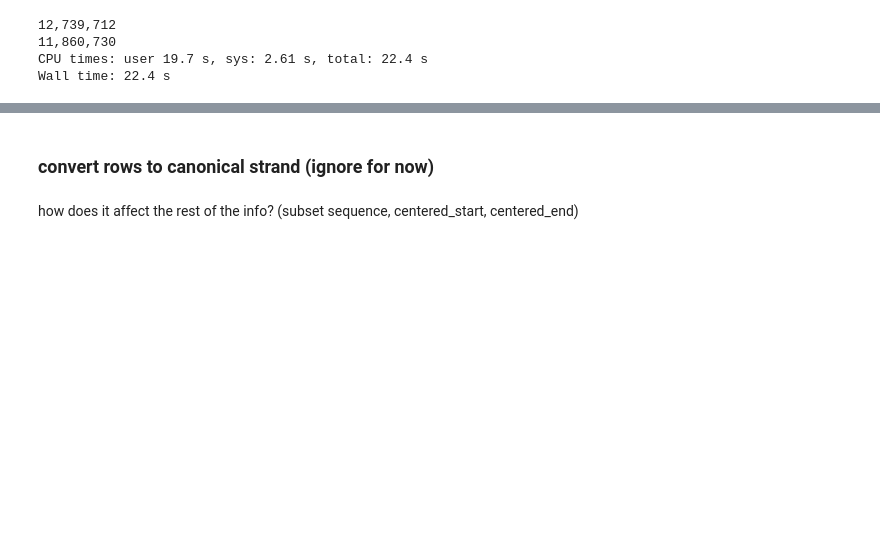
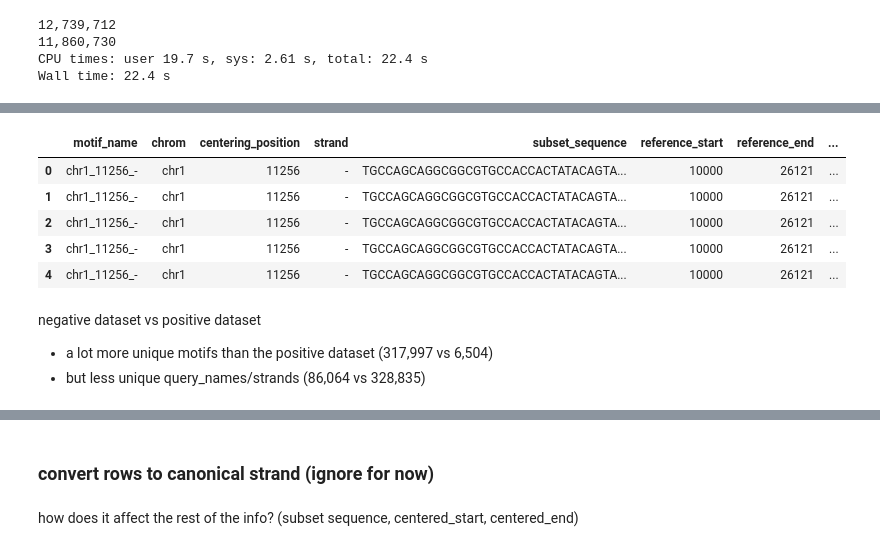
Before and after one commit to monikaperez/ctcf-footprinting, a Jupyter notebook: scripts/20230126_feature_collection_dev.ipynb, the cells around one changed output, grey strips where cells are left out. Drawn from its saved outputs; the diff is of its cells as text; code cells hidden in the pictures; blank space fills up the shorter version.

```diff
--- a/scripts/20230126_feature_collection_dev.ipynb
+++ b/scripts/20230126_feature_collection_dev.ipynb
@@ -155,0 +236,14 @@ Removing 0 rows.
+# %%
+# negative CTCF L
+motif_type = "L"
+data_file = "{}/CTCF_negative_m6a_fiberseq_{}_100bp_small.txt".format(data_dir, motif_type)
+# %%
+%%time
+# read in data
+n_rows = None
+df = pd.read_csv(data_file, sep="\t", nrows=n_rows)
+print("ft center data - rows: {:,}, columns: {:,}".format(df.shape[0], df.shape[1]))
+
+# filter for only m6a & msp rows
+df = df[df["centered_position_type"].isin(["m6a", "msp"])]
+print(f"{df.shape[0]:,d}")
@@ -155,0 +255,5 @@ Removing 0 rows.
+# %%
+# save original table
+df_og = df.copy(deep=True)
+# %%
+df = df_og.copy(deep=True)
@@ -155,0 +280,13 @@ Removing 0 rows.
+# %%
+df.head()
+# %% [output]
+|  | motif_name | chrom | centering_position | strand | subset_sequence | reference_start | reference_end | ... |
+| 0 | chr1_11256_- | chr1 | 11256 | - | TGCCAGCAGGCGGCGTGCCACCACTATACAGTA... | 10000 | 26121 | ... |
+| 1 | chr1_11256_- | chr1 | 11256 | - | TGCCAGCAGGCGGCGTGCCACCACTATACAGTA... | 10000 | 26121 | ... |
+| 2 | chr1_11256_- | chr1 | 11256 | - | TGCCAGCAGGCGGCGTGCCACCACTATACAGTA... | 10000 | 26121 | ... |
+| 3 | chr1_11256_- | chr1 | 11256 | - | TGCCAGCAGGCGGCGTGCCACCACTATACAGTA... | 10000 | 26121 | ... |
+| 4 | chr1_11256_- | chr1 | 11256 | - | TGCCAGCAGGCGGCGTGCCACCACTATACAGTA... | 10000 | 26121 | ... |
+# %% [markdown]
+negative dataset vs positive dataset
+* a lot more unique motifs than the positive dataset (317,997 vs 6,504)
+* but less unique query_names/strands (86,064 vs 328,835)
```
Also changed, not shown: parts of 93 cells of this notebook, 12 other files.
